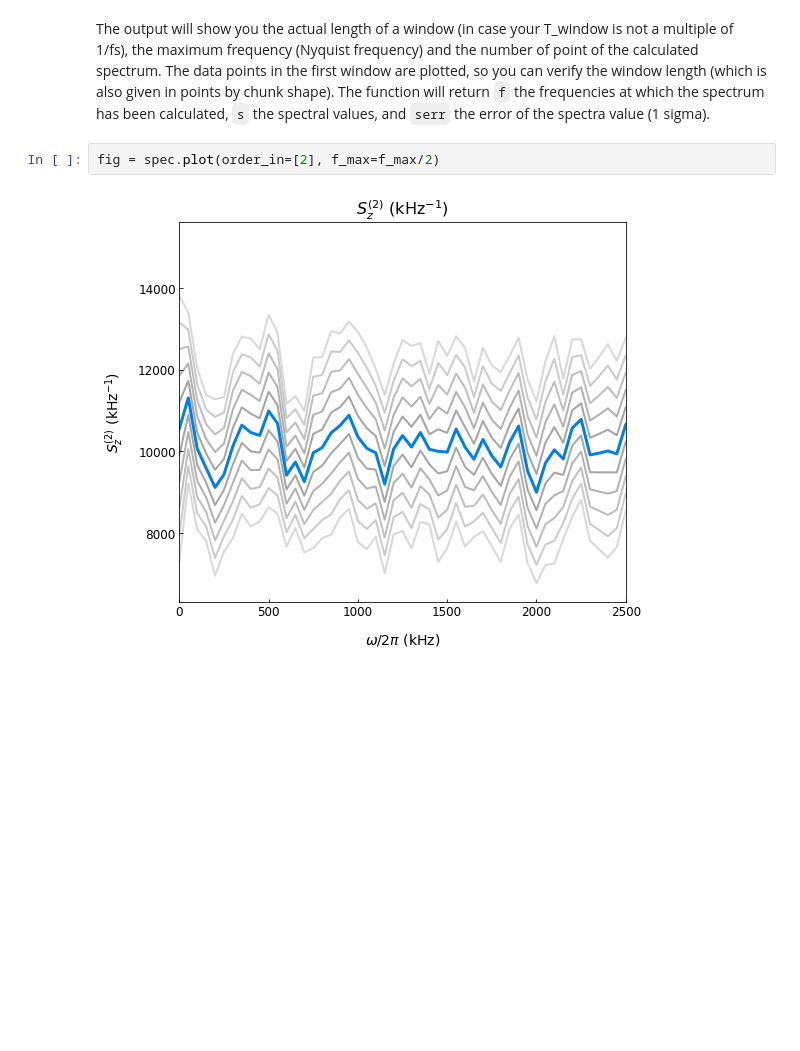
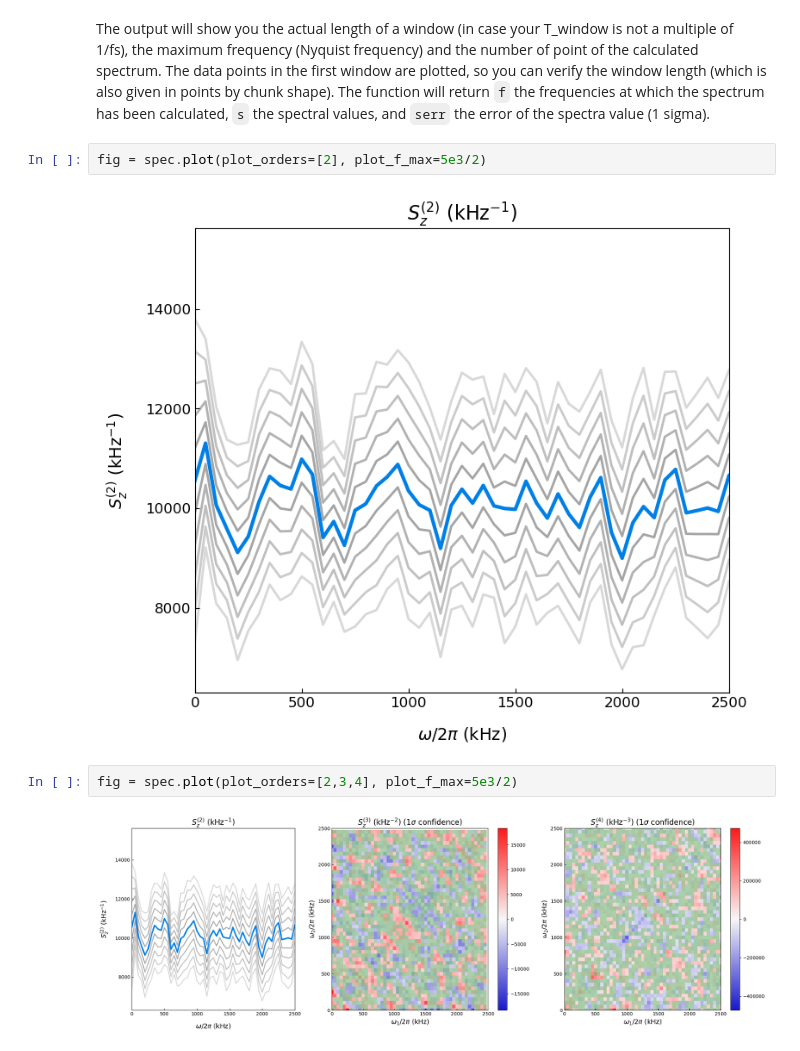
Before and after one commit to MarkusSifft/SignalSnap, a Jupyter notebook: Examples/Calculating Spectra from Numpy Array.ipynb, the cells around one changed output. Saved outputs shown, nothing was run; the diff lists cells and outputs as text; blank space fills up the shorter version.

```diff
--- a/Examples/Calculating Spectra from Numpy Array.ipynb
+++ b/Examples/Calculating Spectra from Numpy Array.ipynb
@@ -34,7 +37,11 @@ chunk shape:  200
 # %% [markdown]
 The output will show you the actual length of a window (in case your T_window is not a multiple of 1/fs), the maximum frequency (Nyquist frequency) and the number of point of the calculated spectrum. The data points in the first window are plotted, so you can verify the window length (which is also given in points by chunk shape). The function will return `f` the frequencies at which the spectrum has been calculated, `s` the spectral values, and `serr` the error of the spectra value (1 sigma).
 # %%
-fig = spec.plot(order_in=[2], f_max=f_max/2)
+fig = spec.plot(plot_orders=[2], plot_f_max=5e3/2)
 # %% [output]
-[figure, old version]
+[figure, new version]
+# %%
+fig = spec.plot(plot_orders=[2,3,4], plot_f_max=5e3/2)
+# %% [output]
+[figure, added]
 # %%
```
Also changed, not shown: parts of 6 cells of this notebook, 3 other files.
